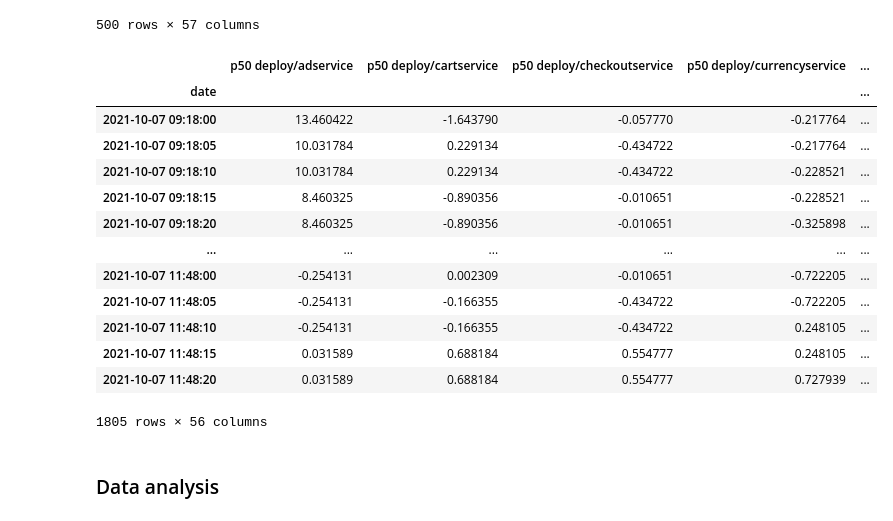
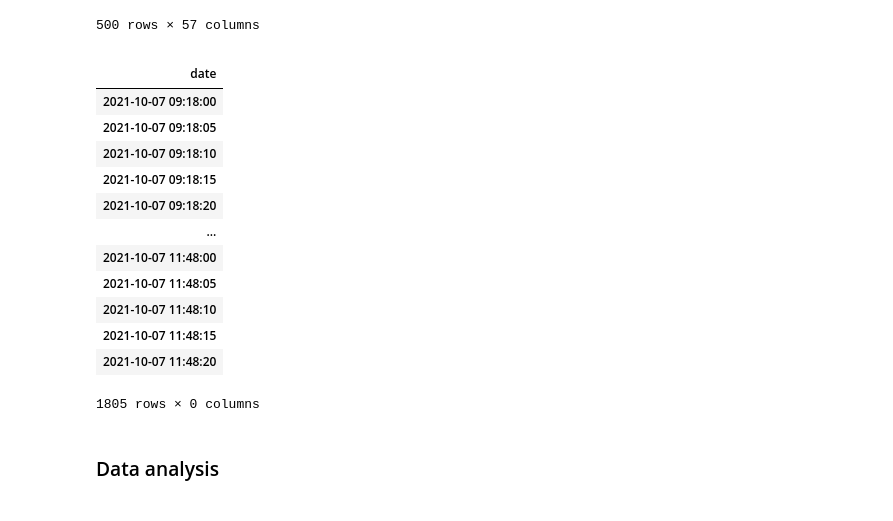
Before and after one commit to ezelanza/Transformers-for-latency-prediction, a Jupyter notebook: main.ipynb, the cells around one changed output. Saved outputs shown, nothing was run; the diff lists cells and outputs as text; code cells hidden in the pictures.

```diff
--- a/main.ipynb
+++ b/main.ipynb
@@ -149,25 +149,27 @@ df_test_norm
 500 rows × 57 columns
 # %%
 #Some columns have very little numbers I'll proceed to remove those columns
-threshold = 0.001
+threshold = 0.01
 df_train_norm_2 = df_train_norm.loc[:, (df_train_norm.abs() >= threshold).any(axis=0)]
+df_train_norm_2 = df_train_norm.loc[:, (df_train_norm.abs() <= -threshold).any(axis=0)]
 df_test_norm_2 = df_test_norm.loc[:, (df_test_norm.abs() >= threshold).any(axis=0)]
+df_test_norm_2 = df_test_norm.loc[:, (df_test_norm.abs() <= threshold).any(axis=0)]
 df_train_norm_2
 # %% [output]
-|  | p50 deploy/adservice | p50 deploy/cartservice | p50 deploy/checkoutservice | p50 deploy/currencyservice | ... |
-| date |  |  |  |  | ... |
-| 2021-10-07 09:18:00 | 13.460422 | -1.643790 | -0.057770 | -0.217764 | ... |
-| 2021-10-07 09:18:05 | 10.031784 | 0.229134 | -0.434722 | -0.217764 | ... |
-| 2021-10-07 09:18:10 | 10.031784 | 0.229134 | -0.434722 | -0.228521 | ... |
-| 2021-10-07 09:18:15 | 8.460325 | -0.890356 | -0.010651 | -0.228521 | ... |
-| 2021-10-07 09:18:20 | 8.460325 | -0.890356 | -0.010651 | -0.325898 | ... |
-| ... | ... | ... | ... | ... | ... |
-| 2021-10-07 11:48:00 | -0.254131 | 0.002309 | -0.010651 | -0.722205 | ... |
-| 2021-10-07 11:48:05 | -0.254131 | -0.166355 | -0.434722 | -0.722205 | ... |
-| 2021-10-07 11:48:10 | -0.254131 | -0.166355 | -0.434722 | 0.248105 | ... |
-| 2021-10-07 11:48:15 | 0.031589 | 0.688184 | 0.554777 | 0.248105 | ... |
-| 2021-10-07 11:48:20 | 0.031589 | 0.688184 | 0.554777 | 0.727939 | ... |
+|  |
+| date |
+| 2021-10-07 09:18:00 |
+| 2021-10-07 09:18:05 |
+| 2021-10-07 09:18:10 |
+| 2021-10-07 09:18:15 |
+| 2021-10-07 09:18:20 |
+| ... |
+| 2021-10-07 11:48:00 |
+| 2021-10-07 11:48:05 |
+| 2021-10-07 11:48:10 |
+| 2021-10-07 11:48:15 |
+| 2021-10-07 11:48:20 |
-1805 rows × 56 columns
+1805 rows × 0 columns
 # %%
 df_train_norm.to_csv('Dataset/Train/Train_std_56.csv')
 df_test_norm.to_csv('Dataset/Test/Test_std_56.csv')
```
Also changed, not shown: parts of 4 cells of this notebook, 3 other files.
